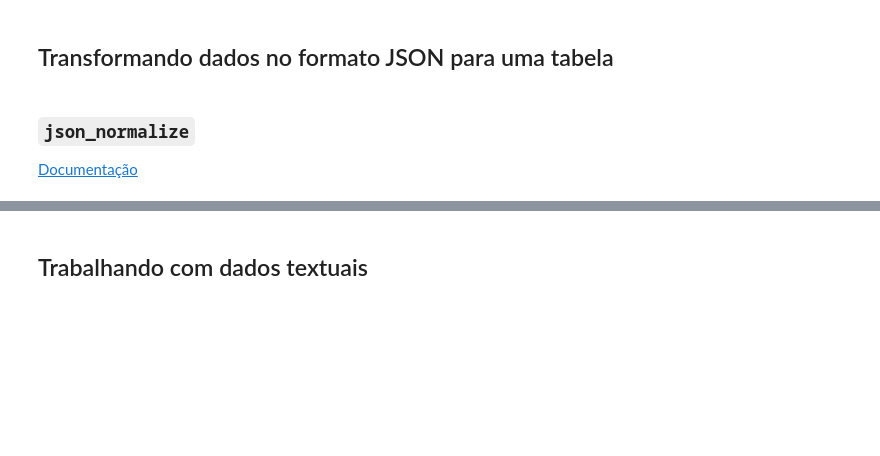
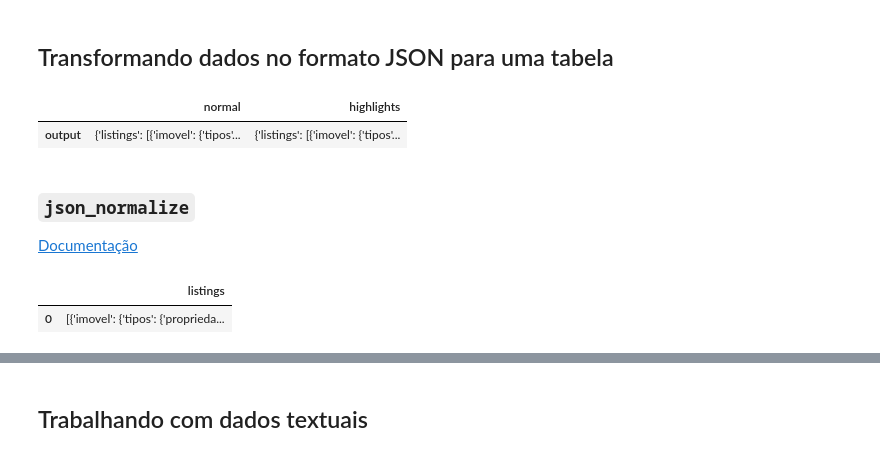
Before and after one commit to emersonleaojr/Pandas_avancado, a Jupyter notebook: Projeto.ipynb, the cells around one changed output, grey strips where cells are left out. Drawn from its saved outputs; the diff is of its cells as text; code cells hidden in the pictures; blank space fills up the shorter version.

```diff
--- a/Projeto.ipynb
+++ b/Projeto.ipynb
@@ -184,7 +184,18 @@ bairros
 ---
 # %% [markdown]
 ## Transformando dados no formato JSON para uma tabela
+# %%
+dados
+# %% [output]
+|  | normal | highlights |
+| output | {'listings': [{'imovel': {'tipos'... | {'listings': [{'imovel': {'tipos'... |
 # %% [markdown]
 ### `json_normalize`
 
 [Documentação](https://pandas.pydata.org/pandas-docs/stable/reference/api/pandas.json_normalize.html)
+# %%
+dados_normal = pd.json_normalize(dados.normal)
+dados_normal
+# %% [output]
+|  | listings |
+| 0 | [{'imovel': {'tipos': {'proprieda... |
```
Also changed, not shown: parts of 8 cells of this notebook.
